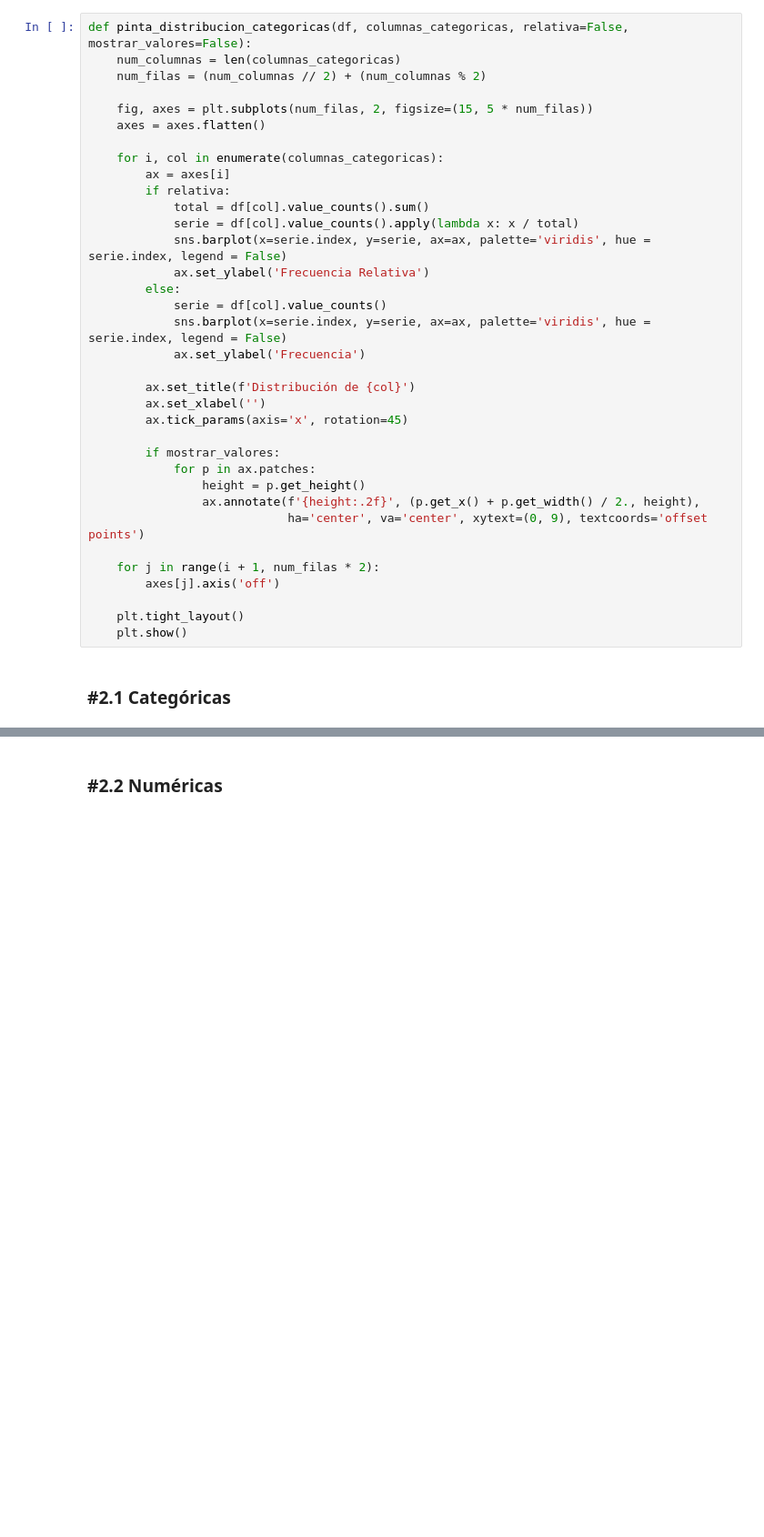
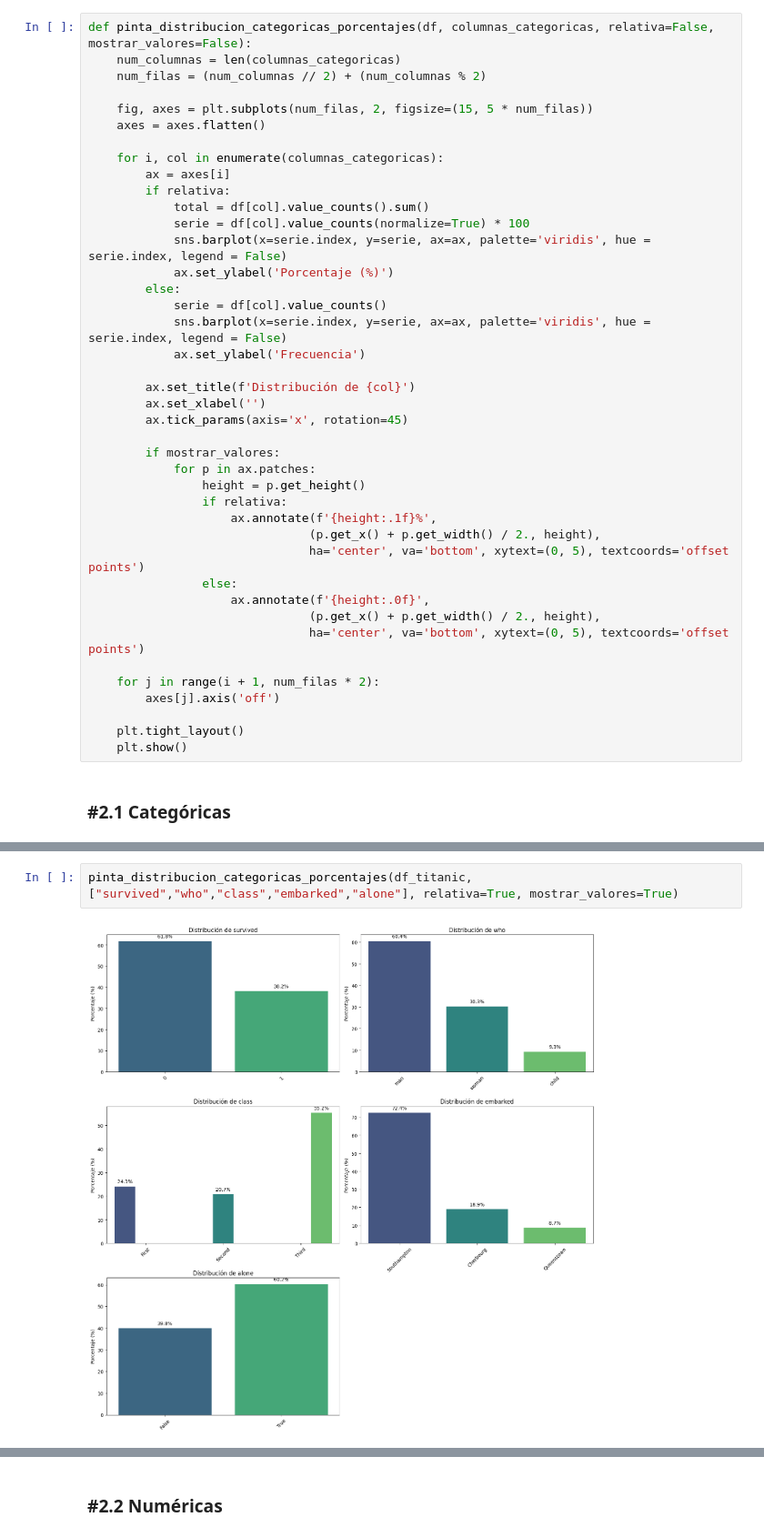
Before and after one commit to willwalker7/DS-Online-willwalker7, a Jupyter notebook: 03_Data_Analysis/Sprint_07/Unidad_01_Estadistica_Descriptiva_Univariante/03_Practica_Obligatoria/18_Practica_Obligatoria_Univariante.ipynb, the cells around one changed output, grey strips where cells are left out. Shown at 91% size. Cells and saved outputs as stored; diff of their text form; blank space fills up the shorter version.

```diff
--- a/03_Data_Analysis/Sprint_07/Unidad_01_Estadistica_Descriptiva_Univariante/03_Practica_Obligatoria/18_Practica_Obligatoria_Univariante.ipynb
+++ b/03_Data_Analysis/Sprint_07/Unidad_01_Estadistica_Descriptiva_Univariante/03_Practica_Obligatoria/18_Practica_Obligatoria_Univariante.ipynb
@@ -317,7 +317,7 @@ def plot_combined_graphs(df, columns, whisker_width=1.5):
         plt.tight_layout()
         plt.show()
 # %%
-def pinta_distribucion_categoricas(df, columnas_categoricas, relativa=False, mostrar_valores=False):
+def pinta_distribucion_categoricas_porcentajes(df, columnas_categoricas, relativa=False, mostrar_valores=False):
     num_columnas = len(columnas_categoricas)
     num_filas = (num_columnas // 2) + (num_columnas % 2)
 
@@ -328,9 +328,9 @@ def pinta_distribucion_categoricas(df, columnas_categoricas, relativa=False, mos
         ax = axes[i]
         if relativa:
             total = df[col].value_counts().sum()
-            serie = df[col].value_counts().apply(lambda x: x / total)
+            serie = df[col].value_counts(normalize=True) * 100
             sns.barplot(x=serie.index, y=serie, ax=ax, palette='viridis', hue = serie.index, legend = False)
-            ax.set_ylabel('Frecuencia Relativa')
+            ax.set_ylabel('Porcentaje (%)')
         else:
             serie = df[col].value_counts()
             sns.barplot(x=serie.index, y=serie, ax=ax, palette='viridis', hue = serie.index, legend = False)
@@ -343,8 +343,14 @@ def pinta_distribucion_categoricas(df, columnas_categoricas, relativa=False, mos
         if mostrar_valores:
             for p in ax.patches:
                 height = p.get_height()
-                ax.annotate(f'{height:.2f}', (p.get_x() + p.get_width() / 2., height),
-                            ha='center', va='center', xytext=(0, 9), textcoords='offset points')
+                if relativa:
+                    ax.annotate(f'{height:.1f}%',
+                               (p.get_x() + p.get_width() / 2., height),
+                               ha='center', va='bottom', xytext=(0, 5), textcoords='offset points')
+                else:
+                    ax.annotate(f'{height:.0f}',
+                               (p.get_x() + p.get_width() / 2., height),
+                               ha='center', va='bottom', xytext=(0, 5), textcoords='offset points')
 
     for j in range(i + 1, num_filas * 2):
         axes[j].axis('off')
@@ -355,0 +364,4 @@ def pinta_distribucion_categoricas(df, columnas_categoricas, relativa=False, mos
+# %%
+pinta_distribucion_categoricas_porcentajes(df_titanic, ["survived","who","class","embarked","alone"], relativa=True, mostrar_valores=True)
+# %% [output]
+[figure, added]
```
Also changed, not shown: parts of 20 cells of this notebook.
